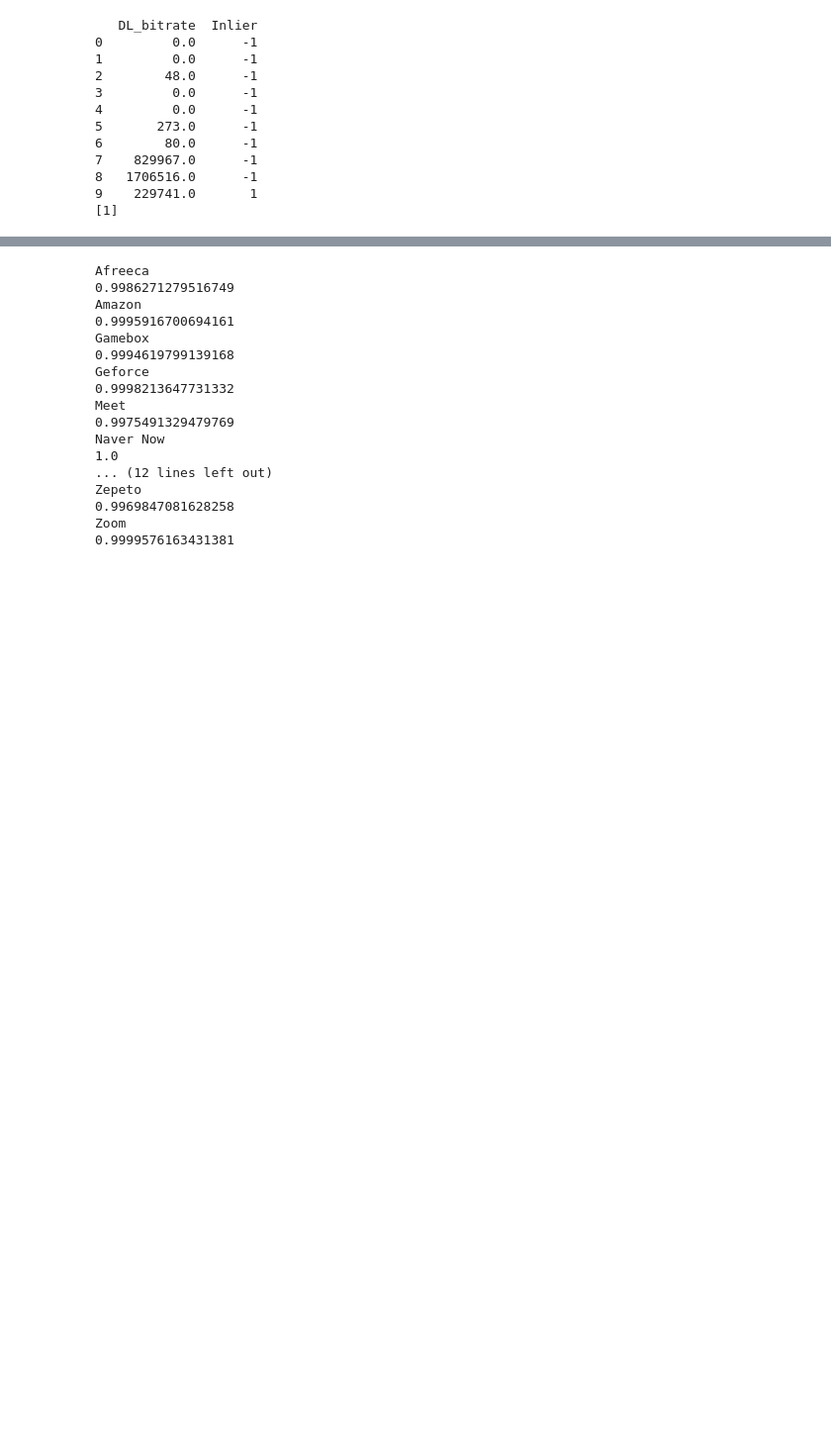
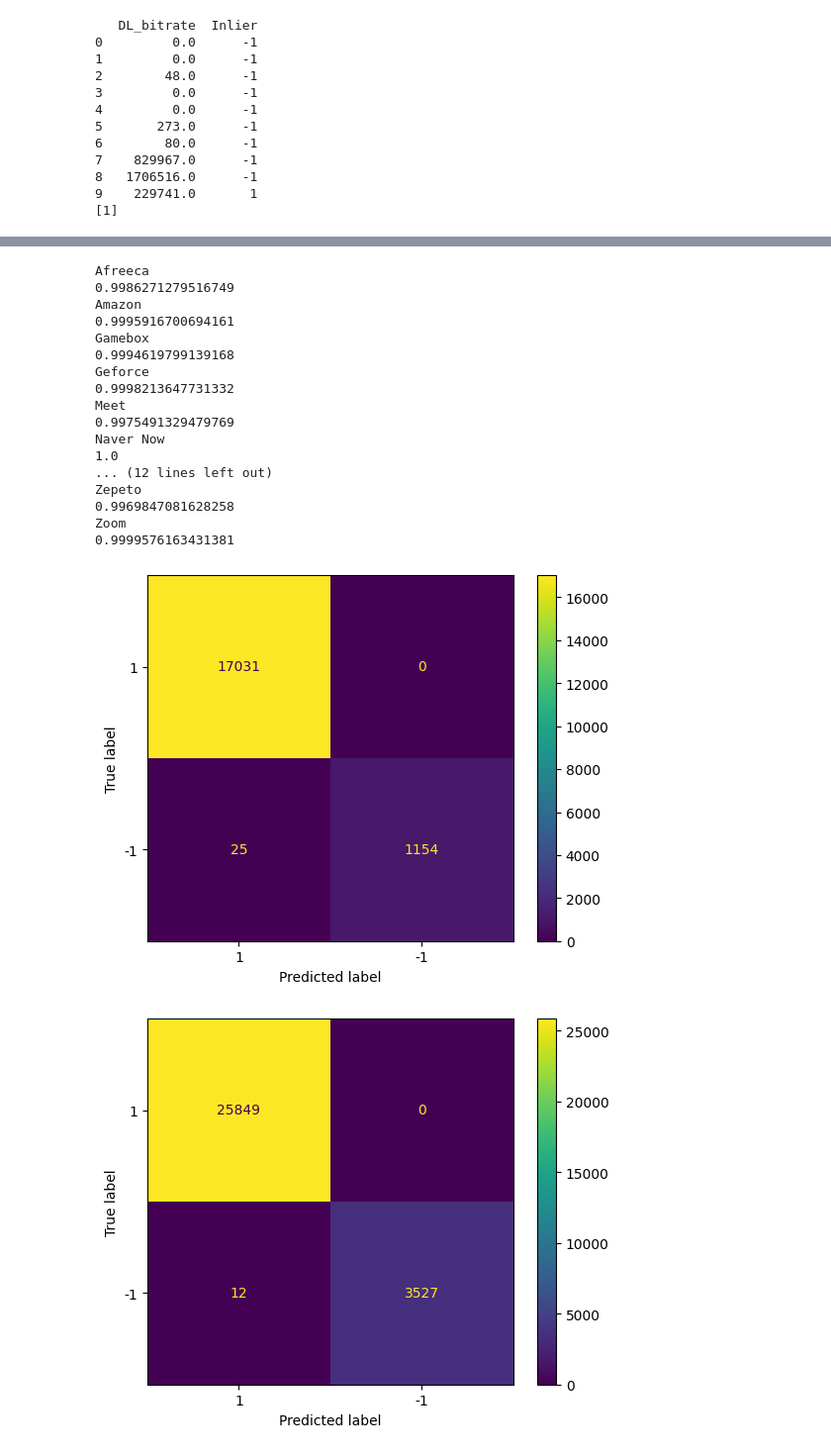
Before and after one commit to LabyrinthV/thesis, a Jupyter notebook: anomalyDetectionv2.ipynb, the cells around one changed output, grey strips where cells are left out. Shown at 99% size. Saved outputs shown, nothing was run; the diff lists cells and outputs as text; code cells hidden in the pictures; blank space fills up the shorter version.

```diff
--- a/anomalyDetectionv2.ipynb
+++ b/anomalyDetectionv2.ipynb
@@ -477,31 +490,34 @@ count = 0
 # Every dataset except datasets_ul[2]
 
 for i in range(len(datasets_ul)):
     if i != 2:
         X_train, X_test, y_train, y_test = split_dataset(datasets_ul[i])
         classifier = train_svm_model(X_train, y_train)
         y_pred = predict_outliers(classifier, X_test)
         cm, accuracy = evaluate_model(y_test, y_pred)
-        display_cm = ConfusionMatrixDisplay(cm, display_labels=[1, 0])
+        display_cm = ConfusionMatrixDisplay(cm, display_labels=[1, -1])
+        display_cm.plot()
         print(dataset_names[i])
         count += 1
         print(accuracy)
         ul_classifiers.append(classifier)
 # %% [output]
 Afreeca
 0.9986271279516749
 Amazon
 0.9995916700694161
 Gamebox
 0.9994619799139168
 Geforce
 0.9998213647731332
 Meet
 0.9975491329479769
 Naver Now
 1.0
 ... (12 lines left out)
 Zepeto
 0.9969847081628258
 Zoom
 0.9999576163431381
+[figure, added]
+[figure, added]
```
Also changed, not shown: parts of 3 cells of this notebook, 1 other file.
